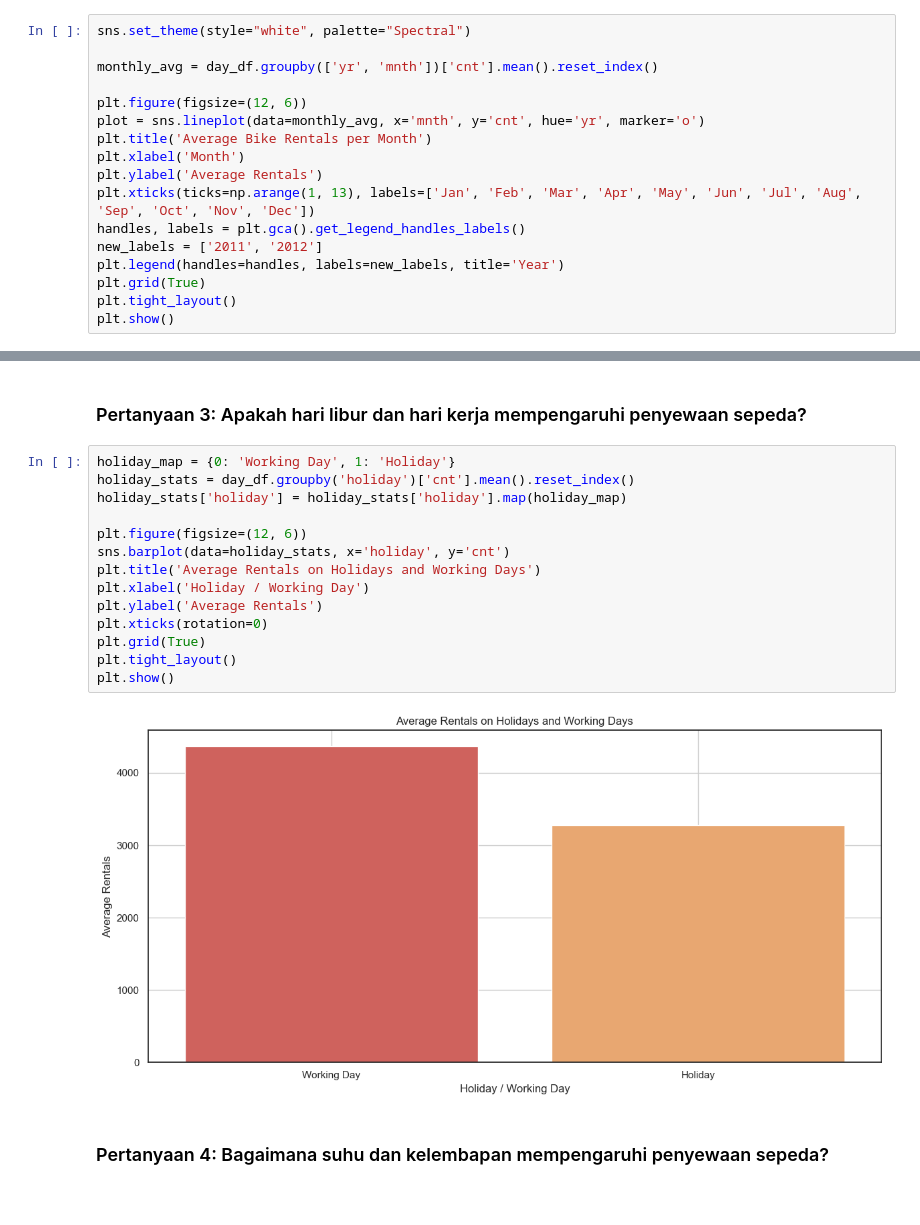
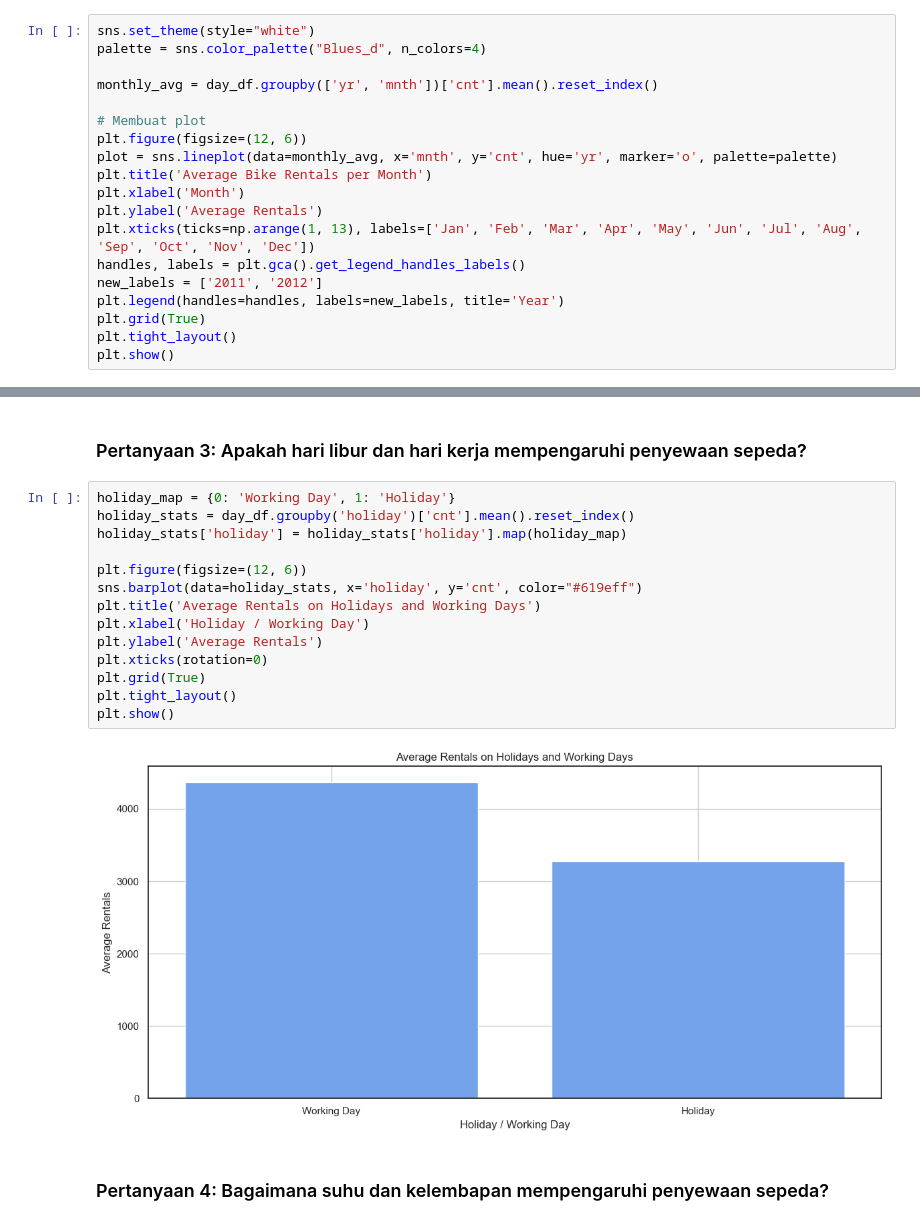
Before and after one commit to Maoelan/bike-sharing-data-analysis, a Jupyter notebook: Proyek_Analisis_Data.ipynb, the cells around one changed output, grey strips where cells are left out. Cells and saved outputs as stored; diff of their text form.

```diff
--- a/Proyek_Analisis_Data.ipynb
+++ b/Proyek_Analisis_Data.ipynb
@@ -360,12 +509,14 @@ Statistik Penyewaan Sepeda Berdasarkan Hari dalam Seminggu:
 # %% [markdown]
 ### Pertanyaan 1:  Bagaimana pola penyewaan sepeda berdasarkan bulan pada tahun 2011 dan 2012?
 # %%
-sns.set_theme(style="white", palette="Spectral")
+sns.set_theme(style="white")
+palette = sns.color_palette("Blues_d", n_colors=4)
 
 monthly_avg = day_df.groupby(['yr', 'mnth'])['cnt'].mean().reset_index()
 
+# Membuat plot
 plt.figure(figsize=(12, 6))
-plot = sns.lineplot(data=monthly_avg, x='mnth', y='cnt', hue='yr', marker='o')
+plot = sns.lineplot(data=monthly_avg, x='mnth', y='cnt', hue='yr', marker='o', palette=palette)
 plt.title('Average Bike Rentals per Month')
 plt.xlabel('Month')
 plt.ylabel('Average Rentals')
@@ -418,19 +569,19 @@ plt.show()
 # %%
 holiday_map = {0: 'Working Day', 1: 'Holiday'}
 holiday_stats = day_df.groupby('holiday')['cnt'].mean().reset_index()
 holiday_stats['holiday'] = holiday_stats['holiday'].map(holiday_map)
 
 plt.figure(figsize=(12, 6))
-sns.barplot(data=holiday_stats, x='holiday', y='cnt')
+sns.barplot(data=holiday_stats, x='holiday', y='cnt', color="#619eff")
 plt.title('Average Rentals on Holidays and Working Days')
 plt.xlabel('Holiday / Working Day')
 plt.ylabel('Average Rentals')
 plt.xticks(rotation=0)
 plt.grid(True)
 plt.tight_layout()
 plt.show()
 # %% [output]
-[figure, old version]
+[figure, new version]
 # %% [markdown]
 ### Pertanyaan 4: Bagaimana suhu dan kelembapan mempengaruhi penyewaan sepeda?
 # %%
```
Also changed, not shown: parts of 42 cells of this notebook.
